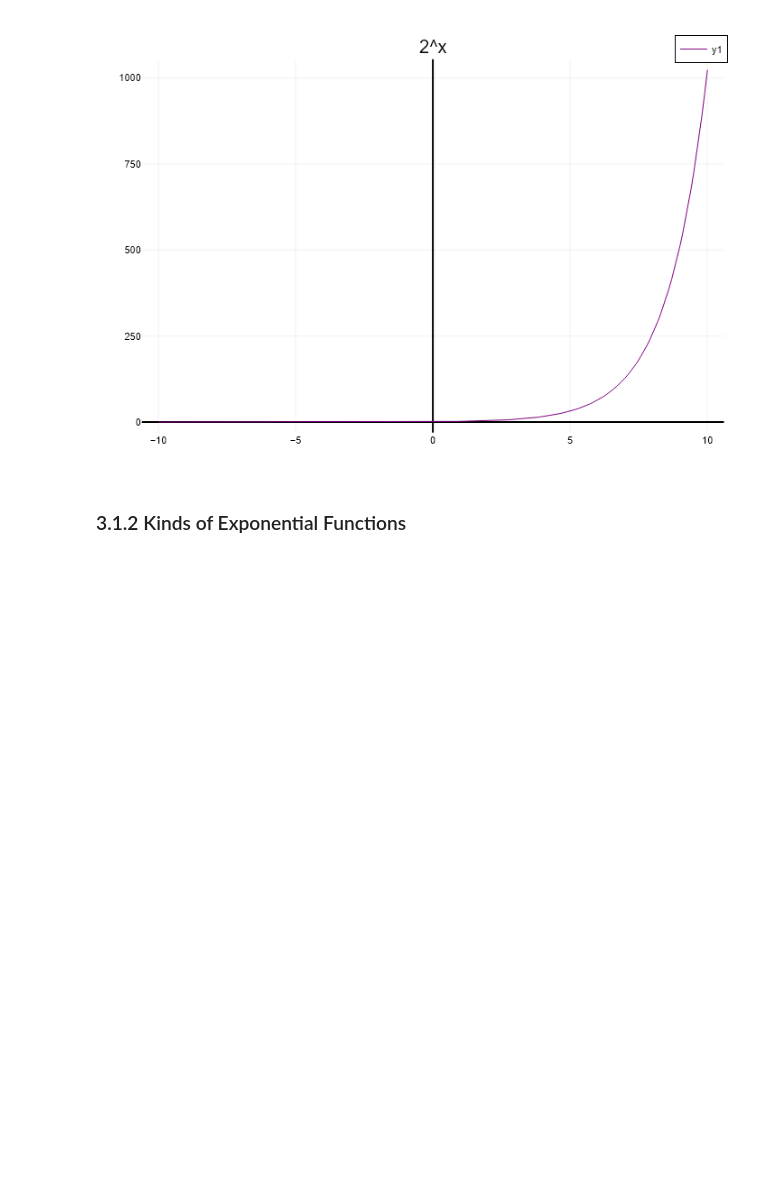
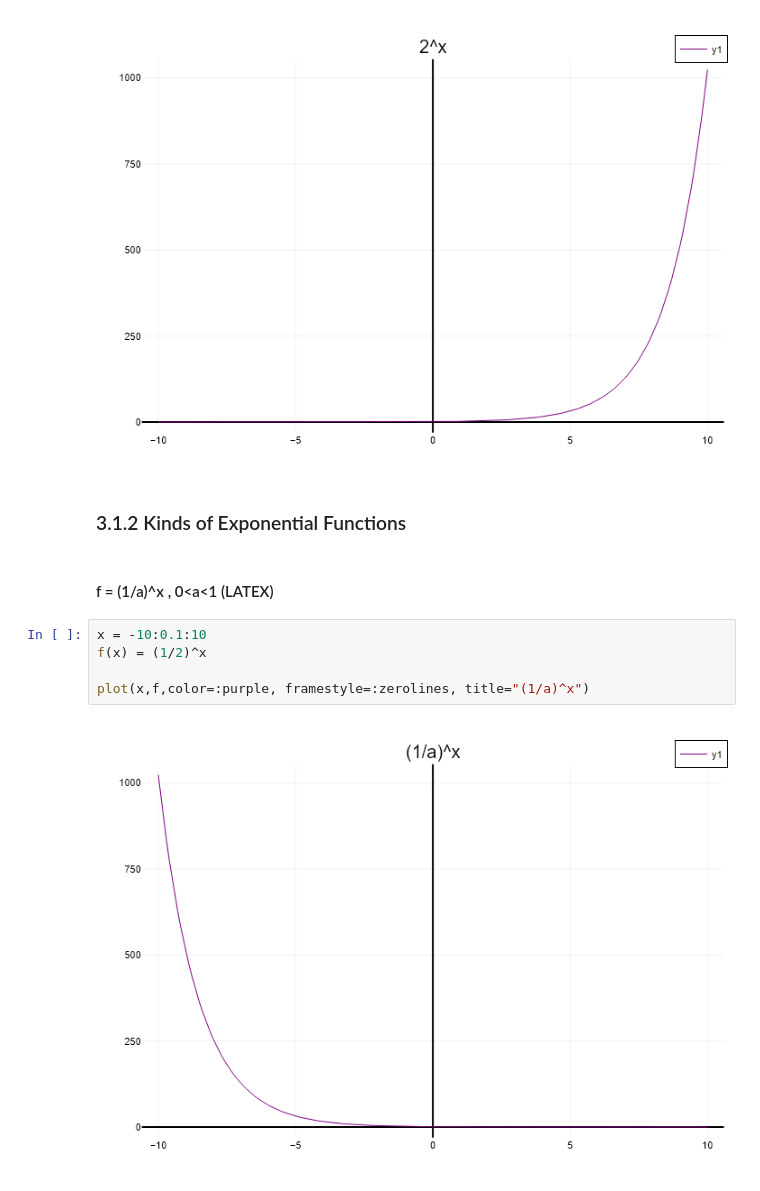
Before and after one commit to p-220w/Julia-Scientific-Modeling, a Jupyter notebook: 01_Mathematics/Module_03_Beta.ipynb, the cells around one changed output. Drawn from its saved outputs; the diff is of its cells as text; blank space fills up the shorter version.

```diff
--- a/01_Mathematics/Module_03_Beta.ipynb
+++ b/01_Mathematics/Module_03_Beta.ipynb
@@ -35,3 +35,12 @@ plot(x,f,color=:purple, framestyle=:zerolines, title="2^x")
 [figure]
 # %% [markdown]
 ### 3.1.2 Kinds of Exponential Functions
+# %% [markdown]
+#### f = (1/a)^x , 0<a<1 (LATEX)
+# %%
+x = -10:0.1:10
+f(x) = (1/2)^x
+
+plot(x,f,color=:purple, framestyle=:zerolines, title="(1/a)^x")
+# %% [output]
+[figure, added]
```
Also changed, not shown: parts of 9 cells of this notebook.
